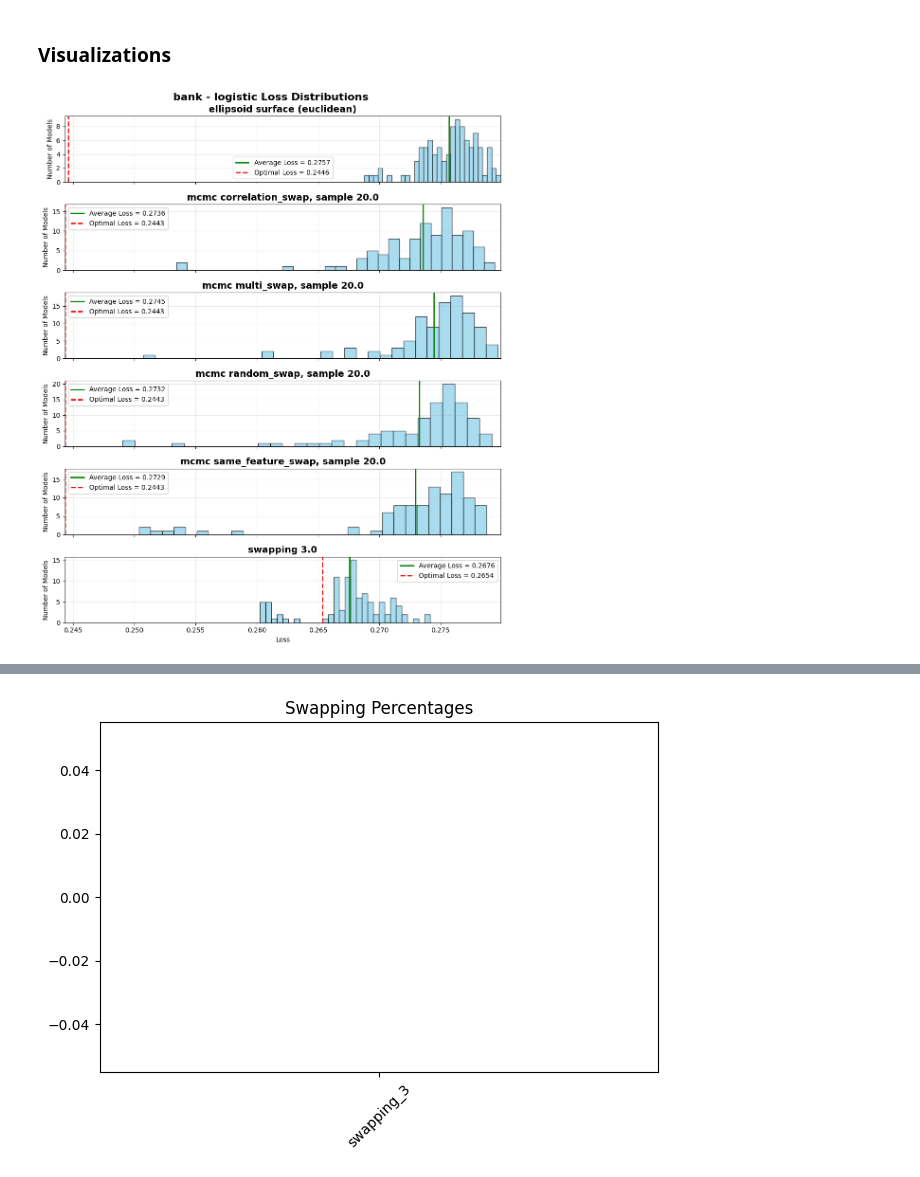
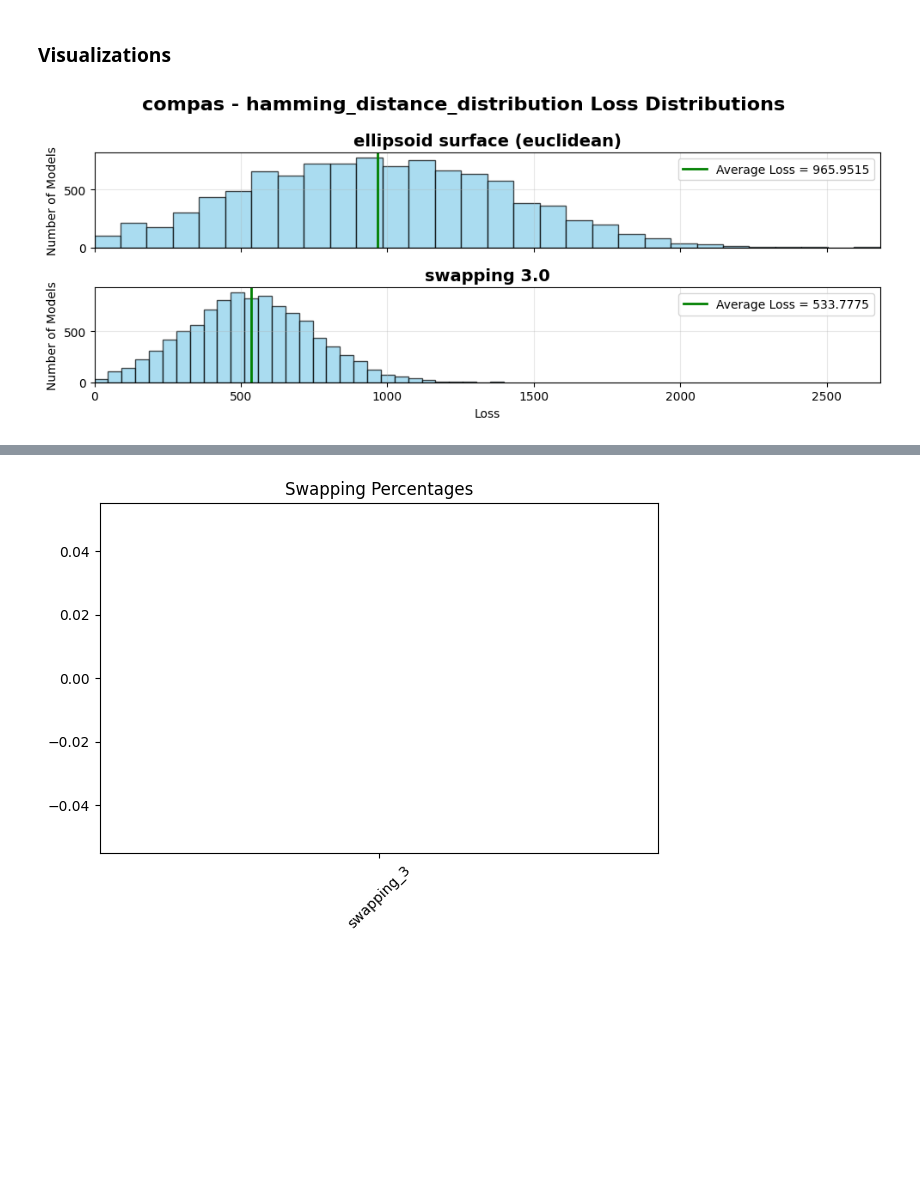
Before and after one commit to chrisli36/gam-rashoman-set, a Jupyter notebook: method_scripts/evaluation.ipynb, the cells around one changed output, grey strips where cells are left out. Saved outputs shown, nothing was run; the diff lists cells and outputs as text; code cells hidden in the pictures; blank space fills up the shorter version.

Commit message:
added mcmc incremental cd method

```diff
--- a/method_scripts/evaluation.ipynb
+++ b/method_scripts/evaluation.ipynb
@@ -179,17 +169,17 @@ all_datasets_results['diabetes']
 # %%
-def show_loss_distributions(all_datasets_results, dn, loss_type):
+def show_distributions(all_datasets_results, dn, loss_type):
     df = all_datasets_results[dn]
     plotter = MultiPlotter(title=f"{dn} - {loss_type} Loss Distributions")
     for i, row in df.iterrows():
         losses = row[loss_type]
-        opt_loss = row[loss_type + '_opt']
-        plotter.add_distribution(losses, get_label(row), opt_loss)
+        opt_loss = row[loss_type + '_opt'] if loss_type + '_opt' in row else None
+        plotter.add_distribution(losses, row['label'], opt_loss)
     plotter.plot_distributions()
 
 def get_bar_plot(all_datasets_results, metric):
     plotter = MultiPlotter(title=f"{metric} Bar Plot")
     for dname, df in all_datasets_results.items():
-        labels = [get_label(row) for _, row in df.iterrows()]
+        labels = [row['label'] for _, row in df.iterrows()]
         list_of_mean_and_cis = df[metric].to_list()
         if metric in PREDICTION_METRICS:
             list_of_mean_and_cis = [Metrics.get_mean_and_ci(distribution) for distribution in list_of_mean_and_cis]
@@ -204,7 +194,7 @@ def get_gam(all_datasets_results, dname, n_samples=50):
     df = all_datasets_results[dname]
     for i, row in df.iterrows():
         dataset = Results.load_dataset(f"../results/{dname}", {'l0': 0.001, 'l2': 0.001})
-        plotter.add_shape_function(np.array(dataset['bin_header'][1:]), row['w_rset'][:n_samples, 1:], get_label(row))
+        plotter.add_shape_function(np.array(dataset['bin_header'][1:]), row['w_rset'][:n_samples, 1:], row['label'])
     fig = plotter.plot_shape_functions()
     return fig
 
@@ -212,7 +202,7 @@ def get_variable_importance(all_datasets_results, dname):
     df = all_datasets_results[dname]
     plotter = MultiPlotter(title=f"Variable Importance Distributions")
     for i, row in df.iterrows():
-        plotter.add_variable_importance_distribution(row['feature_to_vi'], row['method'])
+        plotter.add_variable_importance_distribution(row['feature_to_variable_importance'], row['method'])
     fig = plotter.plot_variable_importance_distributions()
     return fig
 
@@ -221,7 +211,7 @@ def get_model_reliance(all_datasets_results, dname):
 
     plotter = MultiPlotter(title=f"Model Reliance for {dname}")
     for i, row in df.iterrows():
-        plotter.add_model_reliance(row['feature_to_vi'], row['method'])
+        plotter.add_model_reliance(row['feature_to_variable_importance'], row['method'])
     fig = plotter.plot_model_reliance_violin_plots()
     return fig
 
@@ -262,7 +252,7 @@ def get_table_results(all_dataset_results):
 
     combined_df = pd.DataFrame()
     for dname, df in all_dataset_results.items():
-        df['method'] = [get_label(row) for _, row in df.iterrows()]
+        df['method'] = [row['label'] for _, row in df.iterrows()]
         df = df[details + distribution_metrics + metrics].copy()
         df['runtime'] = df['runtime'].apply(lambda v: round(v, 3))
         df[distribution_metrics] = df[distribution_metrics].applymap(lambda v: round(np.average(v), 3))
@@ -272,6 +262,7 @@ def get_table_results(all_dataset_results):
 # %% [markdown]
 ### Visualizations
 # %%
-show_loss_distributions(all_datasets_results, "bank", "logistic")
+['accuracy', 'logistic', 'hamming_distance_distribution']
+show_distributions(all_datasets_results, "compas", "hamming_distance_distribution")
 # %% [output]
-[figure, old version]
+[figure, new version]
```
Also changed, not shown: parts of 10 cells of this notebook, 5 other files.
